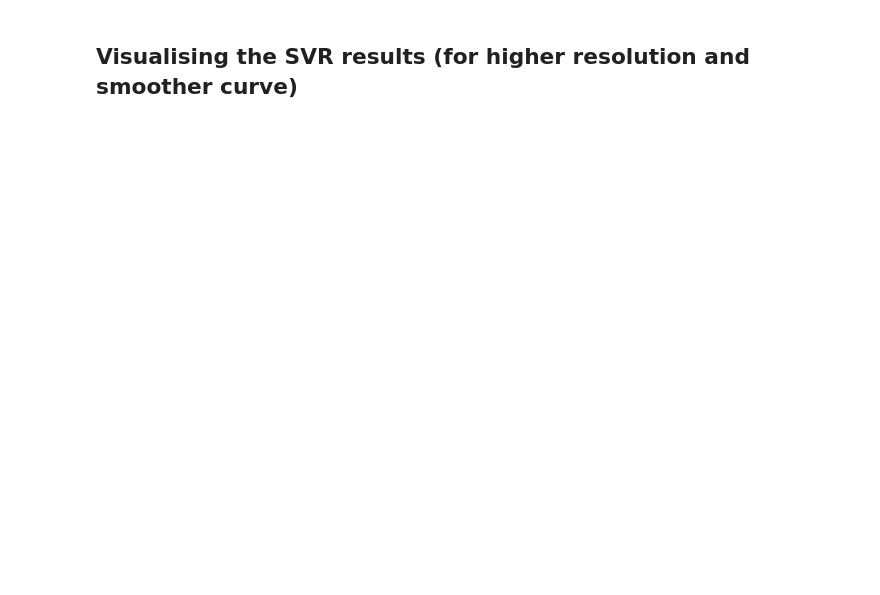
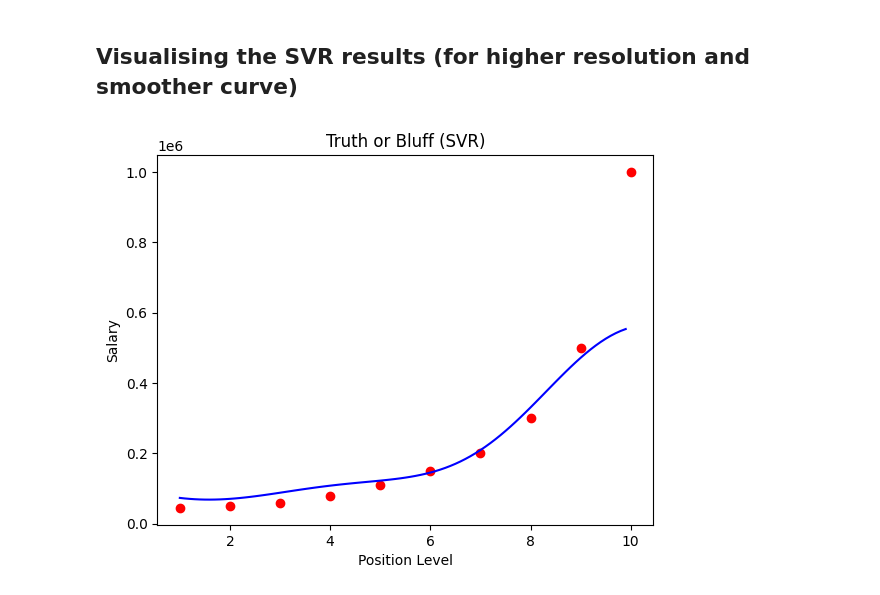
Before and after one commit to chawthinn/udemy-machine-learning-kirill, a Jupyter notebook: part2-regression/section7-support-vector-regression.ipynb, the cells around one changed output. Drawn from its saved outputs; the diff is of its cells as text; code cells hidden in the pictures; blank space fills up the shorter version.

```diff
--- a/part2-regression/section7-support-vector-regression.ipynb
+++ b/part2-regression/section7-support-vector-regression.ipynb
@@ -97,2 +106,13 @@ array([[170370.0204065]])
 # %% [markdown]
 ## Visualising the SVR results (for higher resolution and smoother curve)
+# %%
+X_grid = np.arange(min(sc_X.inverse_transform(X)), max(sc_X.inverse_transform(X)), 0.1)
+X_grid = X_grid.reshape((len(X_grid), 1))
+plt.scatter(sc_X.inverse_transform(X), sc_y.inverse_transform(y), color='red')
+plt.plot(X_grid, sc_y.inverse_transform(regressor.predict(sc_X.transform(X_grid)).reshape(-1,1)), color='blue')
+plt.title('Truth or Bluff (SVR)')
+plt.xlabel('Position Level')
+plt.ylabel('Salary')
+plt.show()
+# %% [output]
+[figure, added]
```
Also changed, not shown: parts of 1 cell of this notebook.
